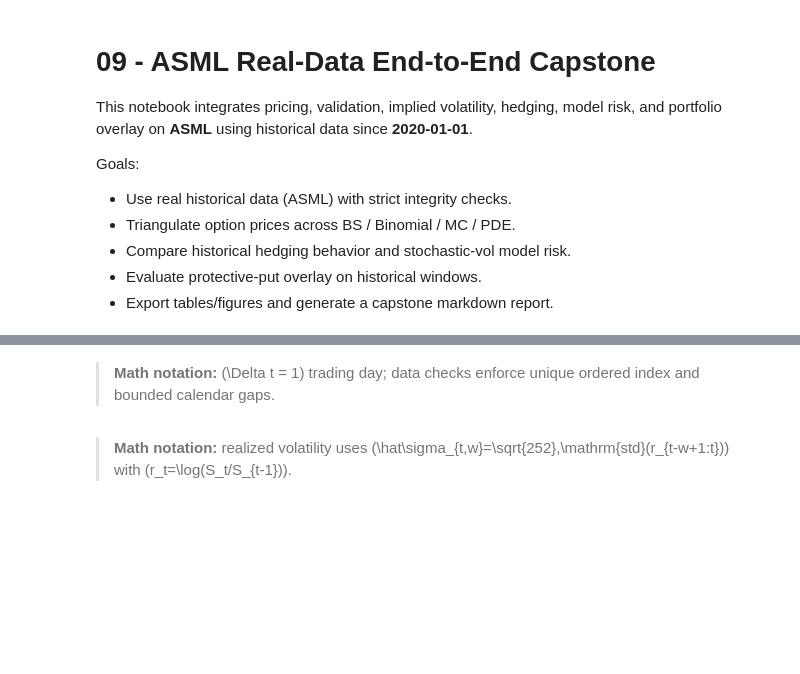
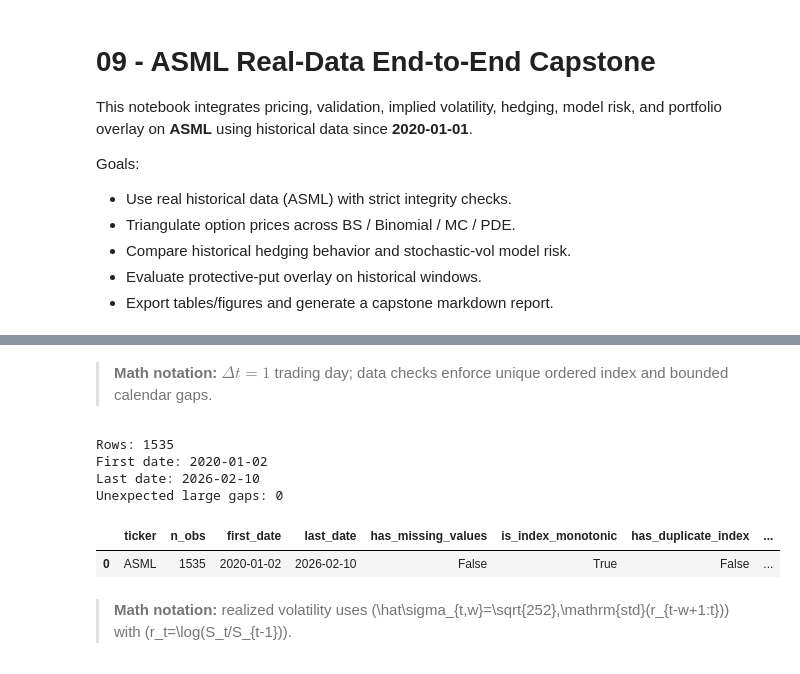
Before and after one commit to basarr/interactive_portfolio_optimization, a Jupyter notebook: notebooks/09_asml_real_data_capstone.ipynb, the cells around one changed output, grey strips where cells are left out. Saved outputs shown, nothing was run; the diff lists cells and outputs as text; code cells hidden in the pictures; blank space fills up the shorter version.

```diff
--- a/notebooks/09_asml_real_data_capstone.ipynb
+++ b/notebooks/09_asml_real_data_capstone.ipynb
@@ -95,5 +113,5 @@ print('Date range:', START_DATE, 'to', END_DATE)
 # %% [markdown]
-> **Math notation:** \(\Delta t = 1\) trading day; data checks enforce unique ordered index and bounded calendar gaps.
+> **Math notation:** $\Delta t = 1$ trading day; data checks enforce unique ordered index and bounded calendar gaps.
 # %%
 def fetch_with_retries(ticker: str, start: str, end: str, retries: int = 3) -> pd.DataFrame:
     last_exc = None
@@ -104,34 +122,49 @@ def fetch_with_retries(ticker: str, start: str, end: str, retries: int = 3) -> p
                 raise ValueError('Empty data returned from yfinance.')
             if ticker not in px.columns:
                 raise ValueError(f"Expected column '{ticker}', got {list(px.columns)}")
             return px[[ticker]].dropna()
         except Exception as exc:
             last_exc = exc
             print(f'Attempt {attempt} failed: {exc}')
     raise RuntimeError(f'Failed to fetch {ticker} after {retries} attempts.') from last_exc
 
 prices = fetch_with_retries(TICKER, START_DATE, END_DATE)
 assert_price_data_ready(prices, ticker=TICKER, start=START_DATE, min_obs=700, max_gap_days=5)
 
 quality = price_data_quality_report(prices, ticker=TICKER)
 large_gaps = price_gap_report(prices[[TICKER]], max_gap_days=5)
 
 # Double-check coverage and recency.
 first_date = prices.index.min()
 last_date = prices.index.max()
+
+def _to_naive_ts(x):
+    ts = pd.Timestamp(x)
+    return ts.tz_convert(None) if ts.tz is not None else ts
+
+today_ref = _to_naive_ts(pd.Timestamp.utcnow()).normalize()
+last_date_ref = _to_naive_ts(last_date)
+
 assert first_date <= pd.Timestamp(START_DATE) + pd.Timedelta(days=7), 'Coverage does not start near 2020-01-01.'
-assert (pd.Timestamp.utcnow().normalize() - last_date) <= pd.Timedelta(days=10), 'Data is stale; latest date too old.'
+assert (today_ref - last_date_ref) <= pd.Timedelta(days=10), f'Data is stale; latest date too old: {last_date_ref.date()}'
 assert not prices[TICKER].isna().any(), 'Found NaN in ASML close series.'
 
 prices.to_csv(ROOT / 'data' / 'raw' / 'asml_daily_since_2020.csv')
 quality.to_csv(ROOT / 'results' / 'tables' / 'asml_data_quality_report.csv', index=False)
 large_gaps.to_csv(ROOT / 'results' / 'tables' / 'asml_large_gap_report.csv', index=False)
 
 print('Rows:', len(prices))
 print('First date:', first_date.date())
 print('Last date:', last_date.date())
 print('Unexpected large gaps:', len(large_gaps))
 quality
+# %% [output]
+Rows: 1535
+First date: 2020-01-02
+Last date: 2026-02-10
+Unexpected large gaps: 0
+|  | ticker | n_obs | first_date | last_date | has_missing_values | is_index_monotonic | has_duplicate_index | ... |
+| 0 | ASML | 1535 | 2020-01-02 | 2026-02-10 | False | True | False | ... |
 # %%
 fig, ax = plt.subplots(figsize=(10, 4.5))
 ax.plot(prices.index, prices[TICKER], label='ASML Adj Close', linewidth=1.25)
```
Also changed, not shown: parts of 4 cells of this notebook.
